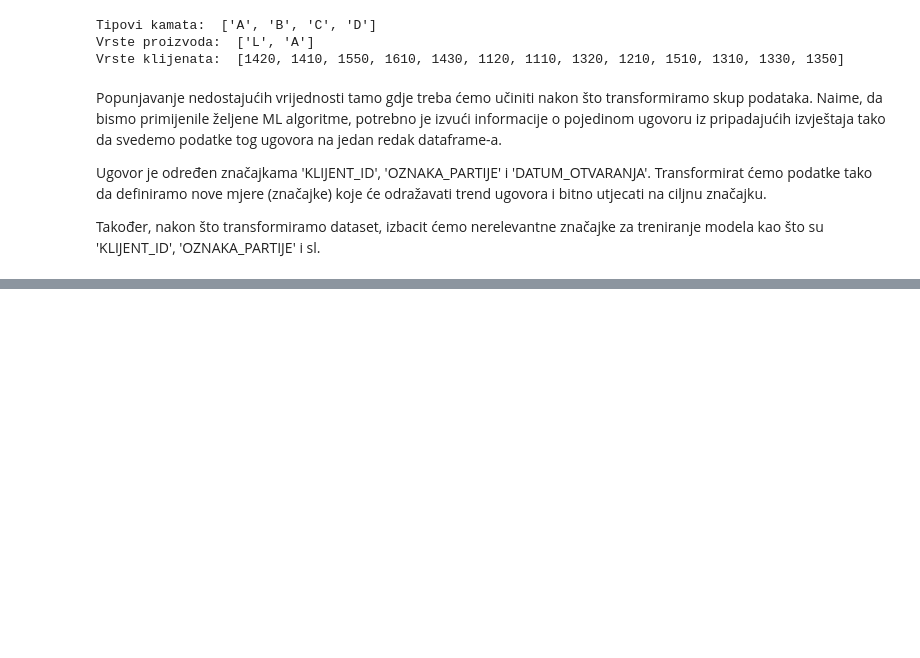
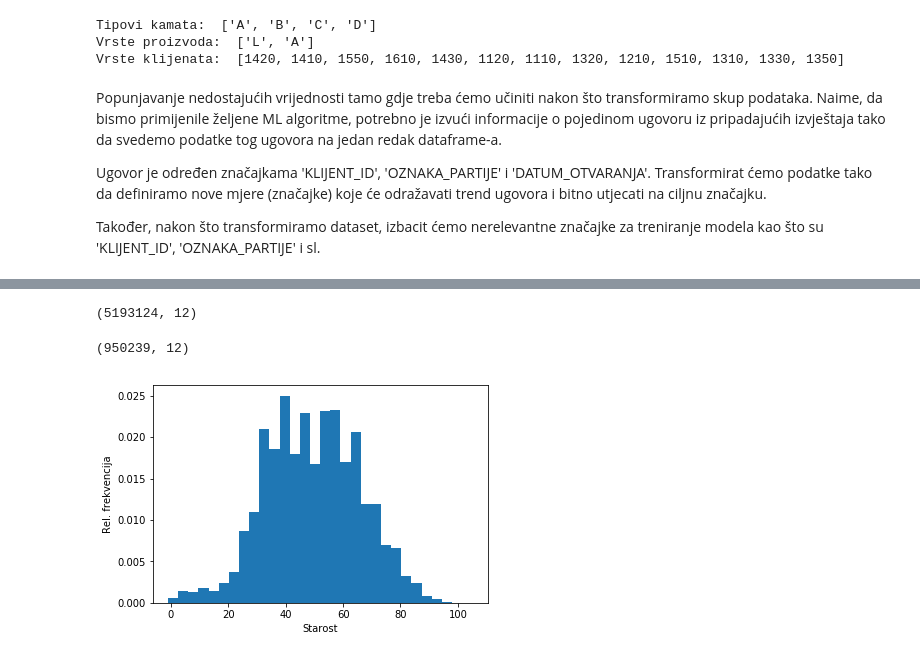
Before and after one commit to drajsel/Outliers, a Jupyter notebook: EDA-Outliers.ipynb, the cells around one changed output, grey strips where cells are left out. Drawn from its saved outputs; the diff is of its cells as text; code cells hidden in the pictures; blank space fills up the shorter version.

```diff
--- a/EDA-Outliers.ipynb
+++ b/EDA-Outliers.ipynb
@@ -170,0 +175,6 @@ Također, nakon što transformiramo dataset, izbacit ćemo nerelevantne značajk
+# %%
+df_copy = df.copy()
+del_col_list = ['DATUM_IZVJESTAVANJA','PLANIRANI_DATUM_ZATVARANJA', 'DATUM_ZATVARANJA',
+       'STANJE_NA_KRAJU_PRETH_KVARTALA', 'STANJE_NA_KRAJU_KVARTALA']
+df_copy.drop(del_col_list, axis = 1, inplace = True)
+df_copy.sample(n=10)
@@ -170,0 +193,16 @@ Također, nakon što transformiramo dataset, izbacit ćemo nerelevantne značajk
+# %%
+df_copy.shape
+# %% [output]
+(5193124, 12)
+# %%
+df_copy.drop_duplicates(subset = ['KLIJENT_ID', 'OZNAKA_PARTIJE', 'DATUM_OTVARANJA'], inplace = True)
+# %%
+df_copy.shape
+# %% [output]
+(950239, 12)
+# %%
+plt.hist(df_copy['STAROST'], density = True, bins=30)
+plt.ylabel('Rel. frekvencija');
+plt.xlabel('Starost');
+# %% [output]
+[figure, added]
```
Also changed, not shown: parts of 2 cells of this notebook.
